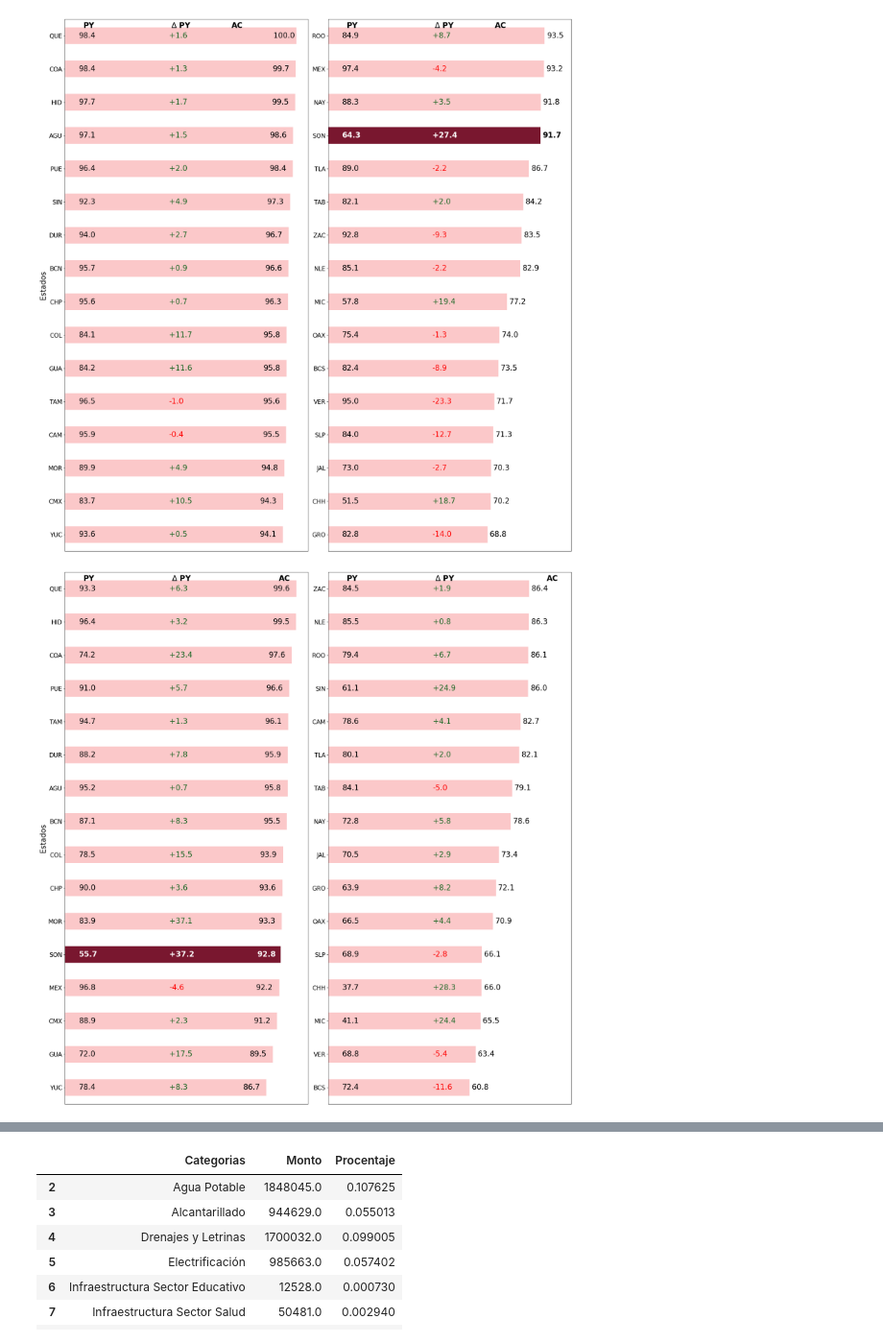
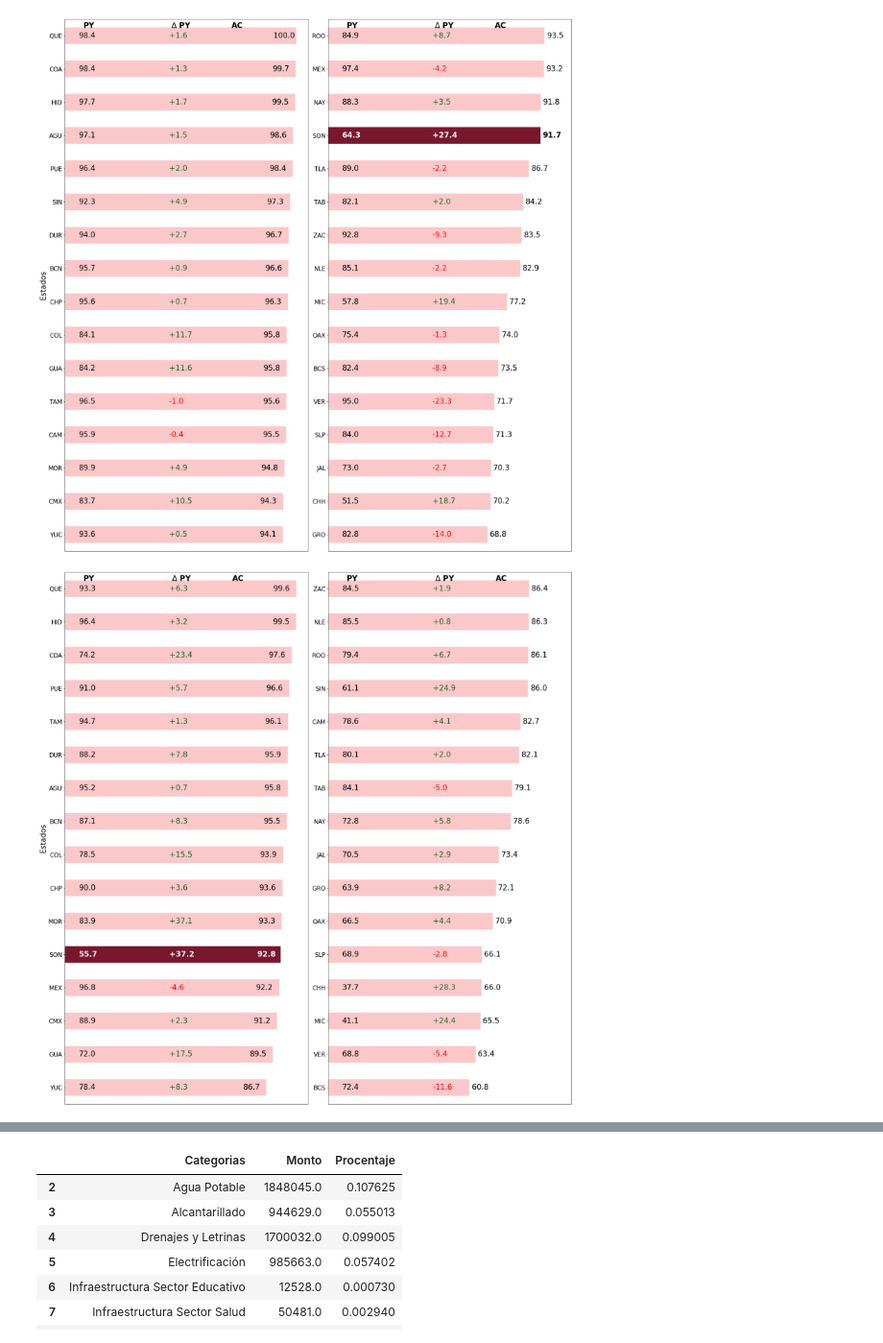
Before and after one commit to Dust1920/Plotter, a Jupyter notebook: articulo_revista.ipynb, the cells around one changed output, grey strips where cells are left out. Shown at 96% size. Saved outputs shown, nothing was run; the diff lists cells and outputs as text; code cells hidden in the pictures.

```diff
--- a/articulo_revista.ipynb
+++ b/articulo_revista.ipynb
@@ -1098,27 +1098,10 @@ tabla_vp2 = tabla_s.iloc[16:,]
 fig, ax = plt.subplots(nrows=1, ncols= 2, figsize = (20,20), sharex=True)
 
 
-
-
-tabla_vp2['AC'].plot(kind='barh', color = ["#FBC8C9" for i in range(4)] + ["#79172F"] + ["#FBC8C9" for i in range(11)], fontsize=16, ax = ax[0])
-ax[0].annotate(text = 'PY',
-                        xy=(8, 15.3),
-                        fontsize=20,
-                        horizontalalignment='left',
-                        verticalalignment='center',
-                        weight = 'bold')
-ax[0].annotate(text = r'$\Delta$ PY',
-                        xy=(46, 15.3),
-                        fontsize=20,
-                        horizontalalignment='left',
-                        verticalalignment='center',
-                        weight = 'bold')
-ax[0].annotate(text = 'AC',
-                        xy=(84+8, 15.3),
-                        fontsize=20,
-                        horizontalalignment='left',
-                        verticalalignment='center',
-                        weight = 'bold')
+tabla_vp2['AC'].plot(kind='barh',
+                     color = ["#FBC8C9" for i in range(4)] + ["#79172F"] + ["#FBC8C9" for i in range(11)],
+                     fontsize=16, ax = ax[0])
+py_d_ac(ax[0])
 color_t = ['#1A6622' if v >= 0 else 'red' for v in tabla_vp2['dPY']]
 text_t = [f'+{round(va, 1)}' if round(va, 1)>= 0 else round(va, 1) for va in tabla_vp2['dPY']]
 for k, estado in enumerate(tabla_vp2.index):
@@ -1159,57 +1142,38 @@ for k, estado in enumerate(tabla_vp2.index):
 
 
 tabla_vp['AC'].plot(kind='barh', color = "#FBC8C9", fontsize=16, ax = ax[1])
-
-ax[1].annotate(text = 'PY',
-                        xy=(8, 15.3),
-                        fontsize=20,
-                        horizontalalignment='left',
-                        verticalalignment='center',
-                        weight = 'bold')
-ax[1].annotate(text = r'$\Delta$ PY',
-                        xy=(46, 15.3),
-                        fontsize=20,
-                        horizontalalignment='left',
-                        verticalalignment='center',
-                        weight = 'bold')
-ax[1].annotate(text = 'AC',
-                        xy=(84 + 10, 15.3),
-                        fontsize= 20,
-                        horizontalalignment='left',
-                        verticalalignment='center',
-                        weight = 'bold')
-
+py_d_ac(ax[1])
 
 
 
 color_t = ['#1A6622' if v >= 0 else 'red' for v in tabla_vp['dPY']]
 text_t = [f'+{round(va, 1)}' if round(va, 1)>= 0 else round(va, 1) for va in tabla_vp['dPY']]
 for k, estado in enumerate(tabla_vp.index):
     ax[1].annotate(text = tabla_vp.loc[estado, 'PY'],
                         xy=(6, k),
                         fontsize=20,
                         horizontalalignment='left',
                         verticalalignment='center')
     ax[1].annotate(text = text_t[k],
                         xy=(45, k),
                         fontsize=20,
                         horizontalalignment='left',
                         verticalalignment='center',
                         color = color_t[k])
     ax[1].annotate(text = tabla_vp.loc[estado, 'AC'],
                         xy=(tabla_vp.loc[estado, 'AC'] + 1, k),
                         fontsize=20,
                         horizontalalignment='left',
                         verticalalignment='center')
 
 ax[0].axes.get_xaxis().set_visible(False)
 ax[1].axes.get_xaxis().set_visible(False)
 ax[0].set_xlabel('Porcentaje', fontsize = 20)
 ax[0].set_ylabel('Estados', fontsize = 20)
 ax[1].set_ylabel('', fontsize = 20)
 ax[1].set_xlabel('Porcentaje', fontsize = 20)
 plt.tight_layout()
 # %% [output]
-[figure, old version]
+[figure, new version]
 # %%
 tabla_vp = file_vp['Transparencia']
```
Also changed, not shown: parts of 4 cells of this notebook, 1 other file.
